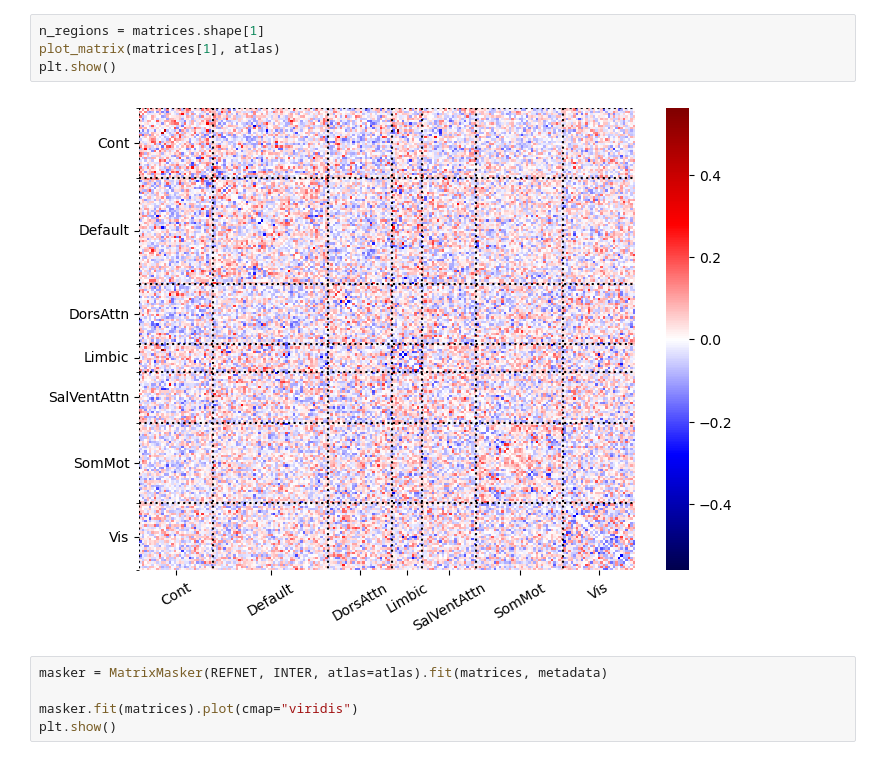
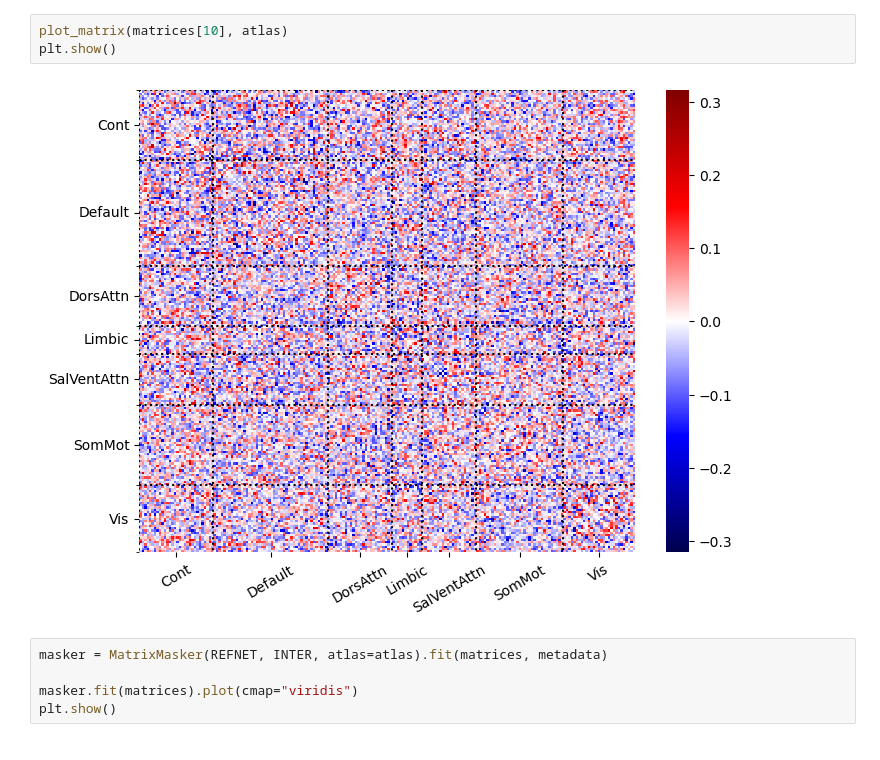
Before and after one commit to jonathan-legrand/cogpred, a Jupyter notebook: predict_cluster_fc.ipynb, the cells around one changed output. Cells and saved outputs as stored; diff of their text form.

```diff
--- a/predict_cluster_fc.ipynb
+++ b/predict_cluster_fc.ipynb
@@ -59,9 +58,8 @@ Dropping 9 subjects because of lacking MMMSE
 # %%
-n_regions = matrices.shape[1]
-plot_matrix(matrices[1], atlas)
+plot_matrix(matrices[10], atlas)
 plt.show()
 # %% [output]
-[figure, old version]
+[figure, new version]
 # %%
 masker = MatrixMasker(REFNET, INTER, atlas=atlas).fit(matrices, metadata)
 
```
Also changed, not shown: parts of 17 cells of this notebook.
